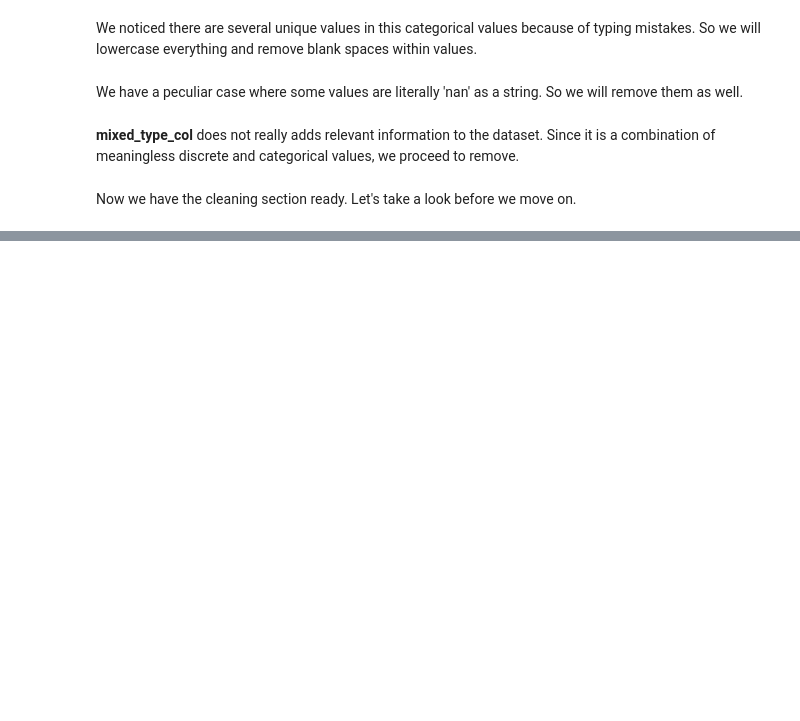
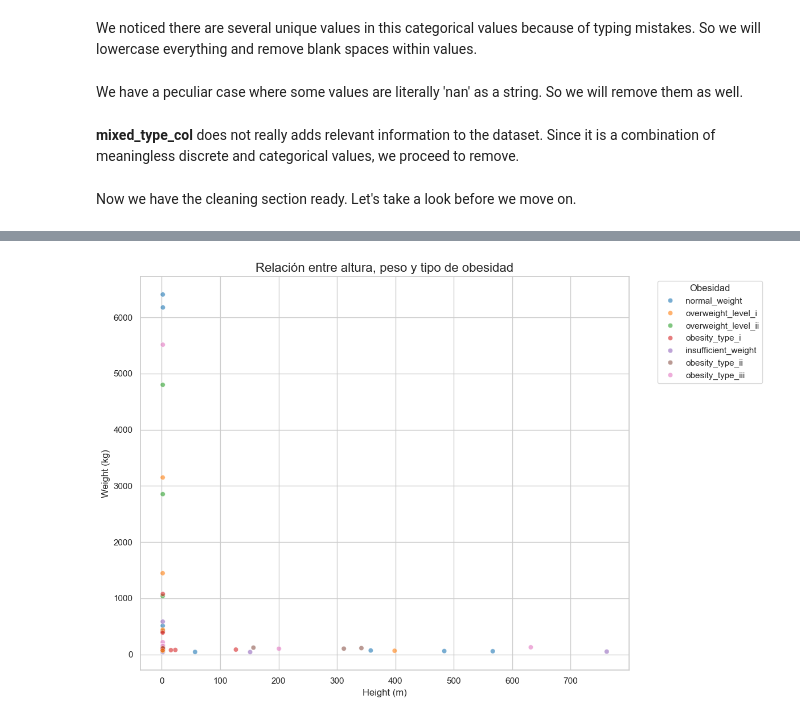
Before and after one commit to danielmontoya00/MLOps_Equipo64, a Jupyter notebook: Obesity_Estimation/notebooks/1.0-eda-analisis_exploratorio.ipynb, the cells around one changed output, grey strips where cells are left out. Drawn from its saved outputs; the diff is of its cells as text; code cells hidden in the pictures; blank space fills up the shorter version.

```diff
--- a/Obesity_Estimation/notebooks/1.0-eda-analisis_exploratorio.ipynb
+++ b/Obesity_Estimation/notebooks/1.0-eda-analisis_exploratorio.ipynb
@@ -172,0 +351,13 @@ df.to_csv(r"..\data\raw\obesity_estimation_original.csv", index=False)
+# %%
+#Relación entre peso, altura y obesidad
+plt.figure(figsize=(12,8))
+sns.scatterplot(data=df, x="Height", y="Weight", hue="NObeyesdad", palette="tab10", alpha=0.6)
+plt.title("Relación entre altura, peso y tipo de obesidad", fontsize=16)
+plt.xlabel("Height (m)")
+plt.ylabel("Weight (kg)")
+plt.grid(True)
+plt.legend(title="Obesidad", bbox_to_anchor=(1.05, 1), loc='upper left')
+plt.tight_layout()
+plt.show()
+# %% [output]
+[figure, added]
```
Also changed, not shown: parts of 19 cells of this notebook.
